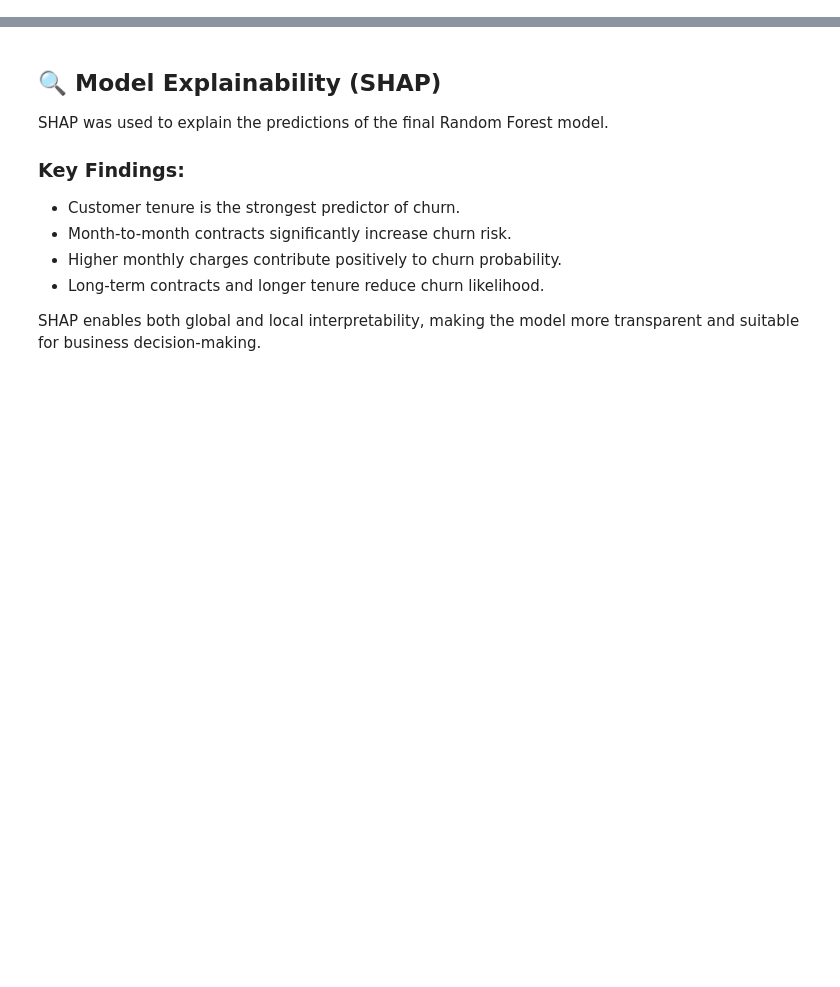
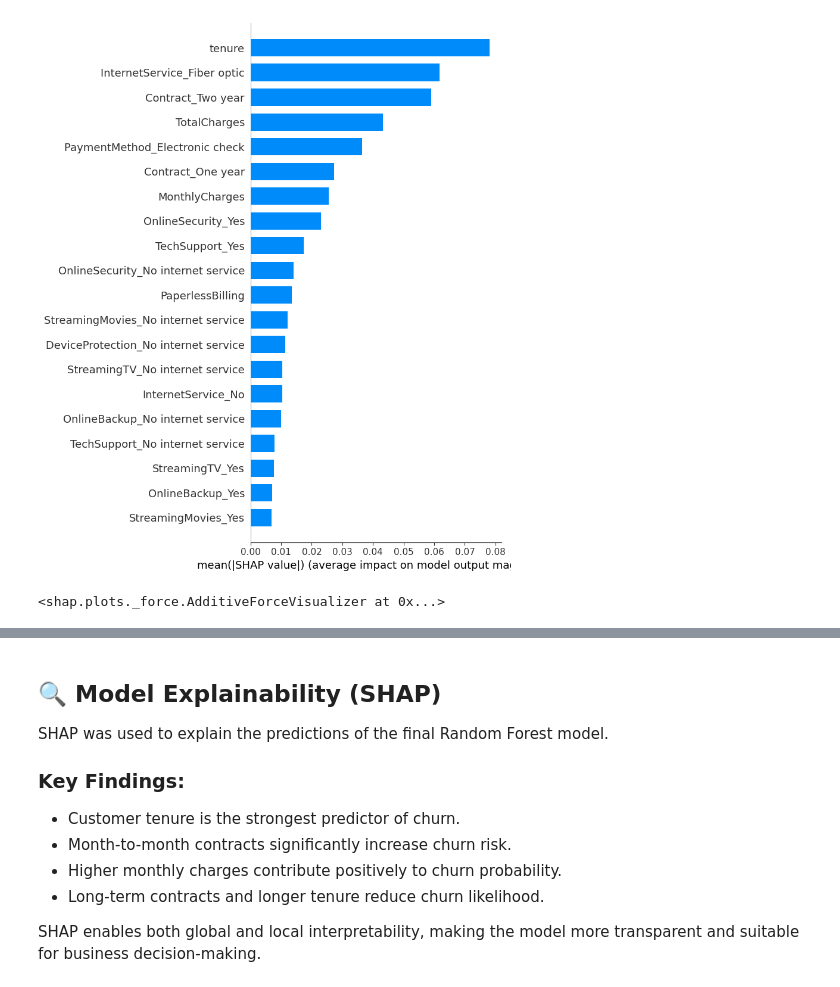
Before and after one commit to Hodahashash/churn-prediction-ml, a Jupyter notebook: notebooks/shap_explainability.ipynb, the cells around one changed output, grey strips where cells are left out. Drawn from its saved outputs; the diff is of its cells as text; code cells hidden in the pictures; blank space fills up the shorter version.

```diff
--- a/notebooks/shap_explainability.ipynb
+++ b/notebooks/shap_explainability.ipynb
@@ -26,6 +42,8 @@ shap.summary_plot(shap_values[1], X)
 # %%
 # Feature Impact Direction
-shap.summary_plot(shap_values[1], X, plot_type="bar")
+shap.summary_plot(shap_values_churn, X, plot_type="bar")
 
 # This gives: Ranked importance - Easy business explanation
+# %% [output]
+[figure, added]
 # %%
@@ -39,8 +61,10 @@ customer_index = 0
 
 shap.force_plot(
     explainer.expected_value[1],
-    shap_values[1][customer_index],
+    shap_values_churn[customer_index],
     X.iloc[customer_index]
 )
 
 # This shows: “Why did the model flag THIS customer as a churn risk?”
+# %% [output]
+<shap.plots._force.AdditiveForceVisualizer at 0x...>
```
Also changed, not shown: parts of 4 cells of this notebook, 5 other files.
